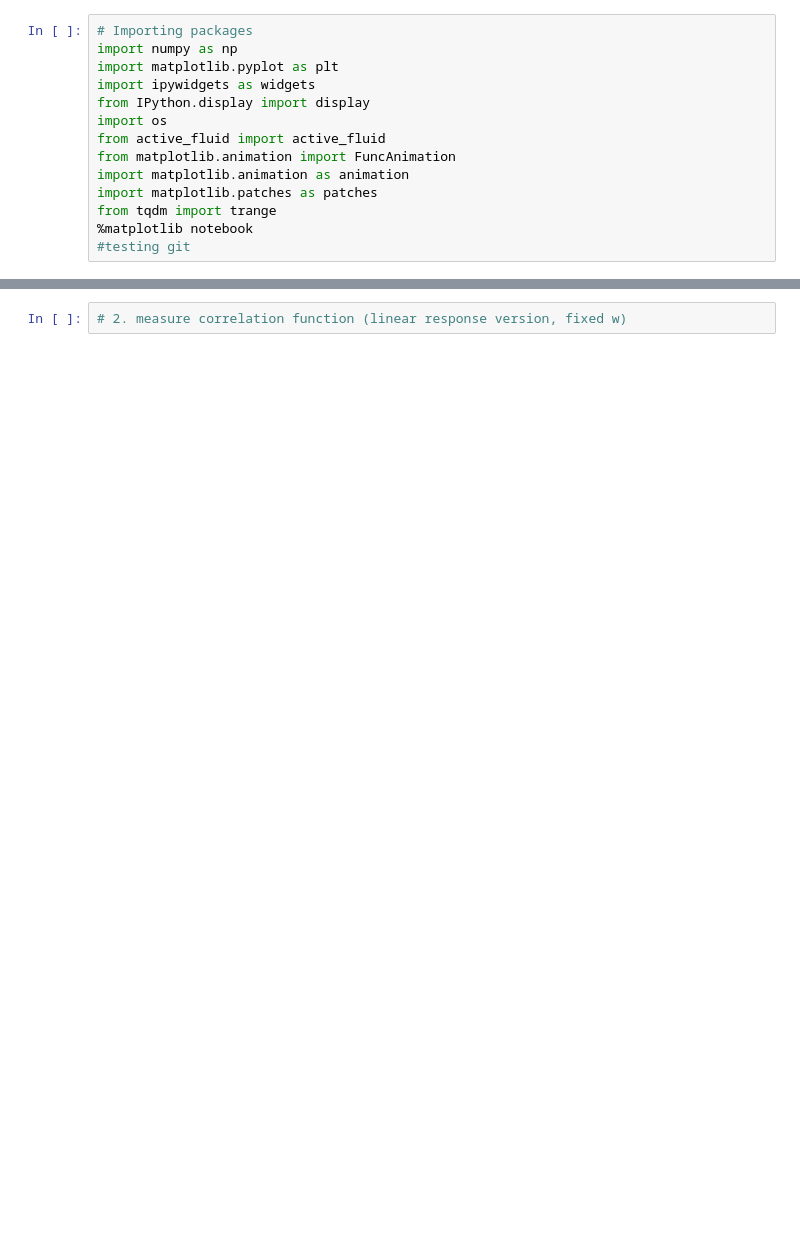
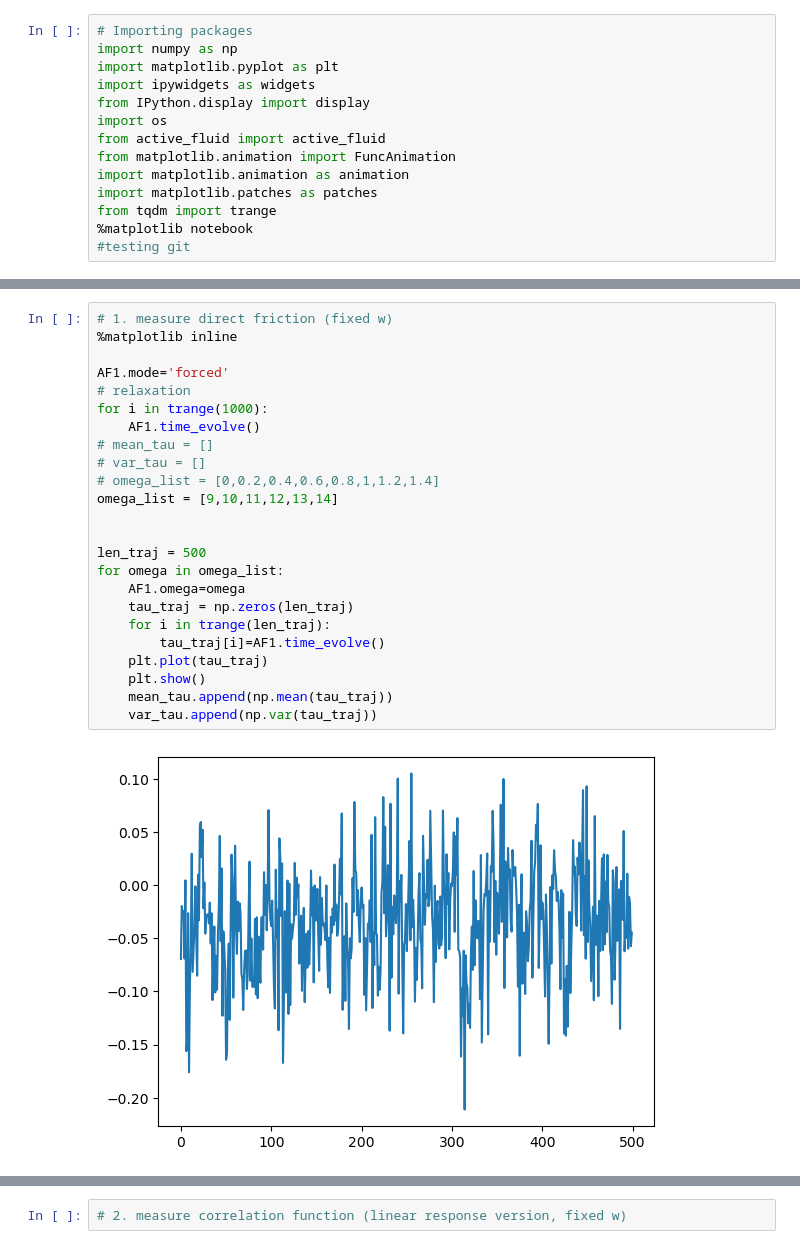
Before and after one commit to statphysnu/active_rotation, a Jupyter notebook: fluid_lab.ipynb, the cells around one changed output, grey strips where cells are left out. Saved outputs shown, nothing was run; the diff lists cells and outputs as text; blank space fills up the shorter version.

Commit message:
direct measure of friction

```diff
--- a/fluid_lab.ipynb
+++ b/fluid_lab.ipynb
@@ -96,0 +174,26 @@ model initialized
+# %%
+# 1. measure direct friction (fixed w)
+%matplotlib inline
+
+AF1.mode='forced'
+# relaxation
+for i in trange(1000):
+    AF1.time_evolve()
+# mean_tau = []
+# var_tau = []
+# omega_list = [0,0.2,0.4,0.6,0.8,1,1.2,1.4]
+omega_list = [9,10,11,12,13,14]
+
+
+len_traj = 500
+for omega in omega_list:
+    AF1.omega=omega
+    tau_traj = np.zeros(len_traj)
+    for i in trange(len_traj):
+        tau_traj[i]=AF1.time_evolve()
+    plt.plot(tau_traj)
+    plt.show()
+    mean_tau.append(np.mean(tau_traj))
+    var_tau.append(np.var(tau_traj))
+# %% [output]
+[figure, added]
```
Also changed, not shown: parts of 4 cells of this notebook.
